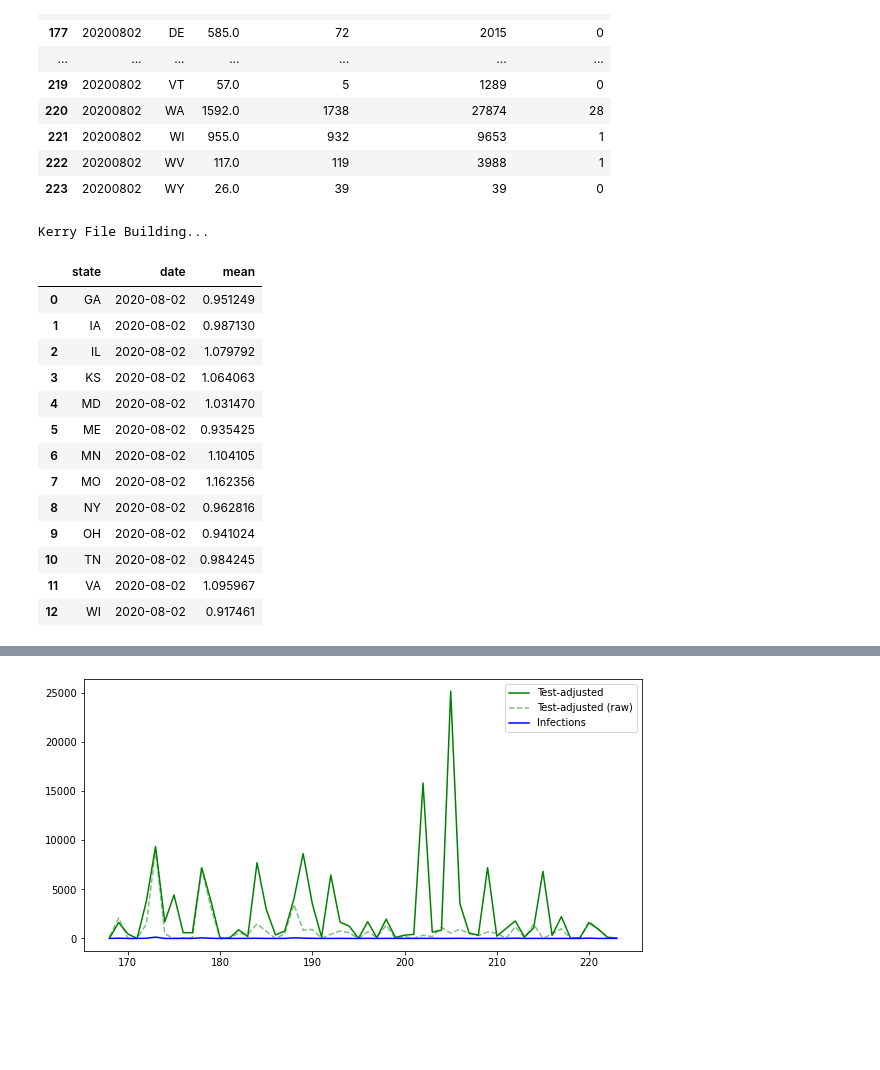
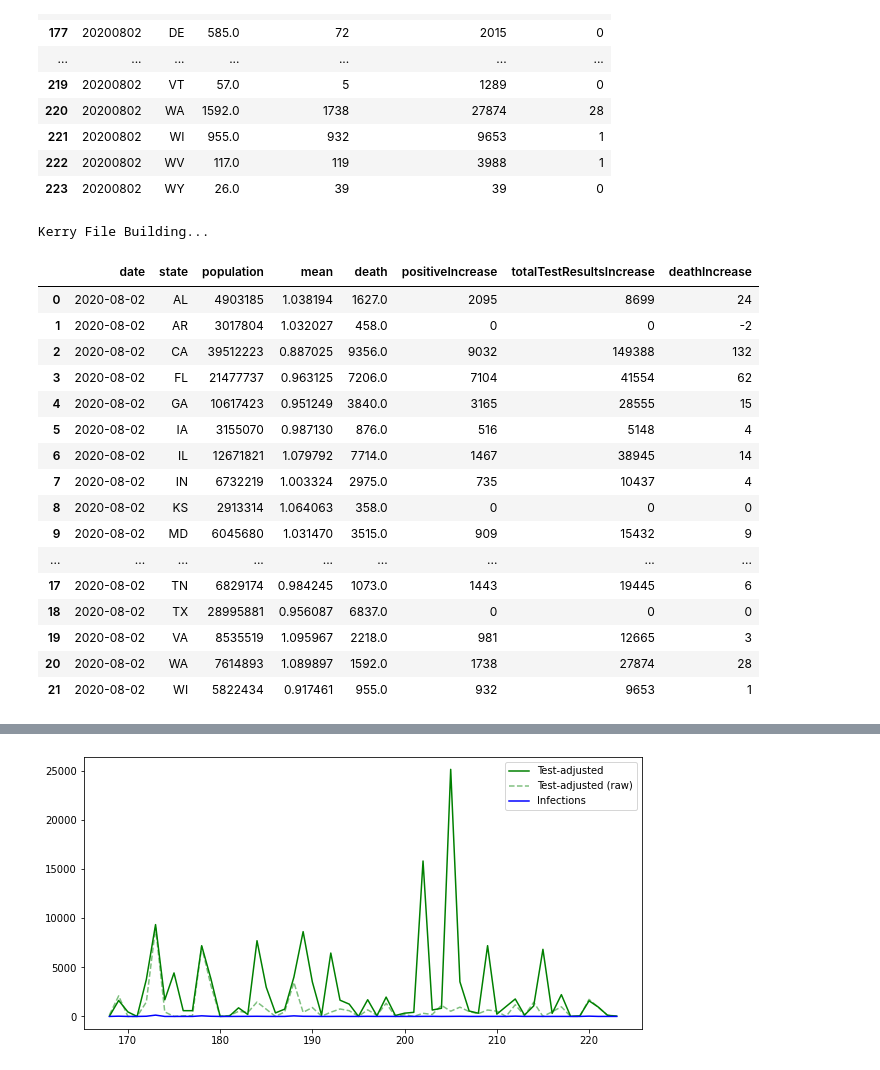
Before and after one commit to lalalaNomNomNom/Matrix, a Jupyter notebook: _notebooks/2020-08-05-USM.ipynb, the cells around one changed output, grey strips where cells are left out. Saved outputs shown, nothing was run; the diff lists cells and outputs as text; code cells hidden in the pictures; blank space fills up the shorter version.

```diff
--- a/_notebooks/2020-08-05-USM.ipynb
+++ b/_notebooks/2020-08-05-USM.ipynb
@@ -109,23 +107,32 @@ dailyCleaned
 # %%
 #collapse
 #FILTER DATASETS TO KERRY LOCATIONS AND MERGE SETS INTO ONE TABLE
 
-startFile=pd.merge(kerryLocs.state, rtCleaned, on=['state'])
+startFile=pd.merge(kerryLocs, rtCleaned, on=['state'])
 print ('Kerry File Building...')
-startFile
+
+
+
+newData=pd.merge(startFile, dailyCleaned, on=['state'])
+newData=newData.rename(columns={'date_x':'date'})
+colss = ['date', 'state', 'population', 'mean', 'death', 'positiveIncrease', 'totalTestResultsIncrease', 'deathIncrease']
+newData[colss].head(50)
 # %% [output]
 Kerry File Building...
-|  | state | date | mean |
-| 0 | GA | 2020-08-02 | 0.951249 |
-| 1 | IA | 2020-08-02 | 0.987130 |
-| 2 | IL | 2020-08-02 | 1.079792 |
-| 3 | KS | 2020-08-02 | 1.064063 |
-| 4 | MD | 2020-08-02 | 1.031470 |
-| 5 | ME | 2020-08-02 | 0.935425 |
-| 6 | MN | 2020-08-02 | 1.104105 |
-| 7 | MO | 2020-08-02 | 1.162356 |
-| 8 | NY | 2020-08-02 | 0.962816 |
-| 9 | OH | 2020-08-02 | 0.941024 |
-| 10 | TN | 2020-08-02 | 0.984245 |
-| 11 | VA | 2020-08-02 | 1.095967 |
-| 12 | WI | 2020-08-02 | 0.917461 |
+|  | date | state | population | mean | death | positiveIncrease | totalTestResultsIncrease | deathIncrease |
+| 0 | 2020-08-02 | AL | 4903185 | 1.038194 | 1627.0 | 2095 | 8699 | 24 |
+| 1 | 2020-08-02 | AR | 3017804 | 1.032027 | 458.0 | 0 | 0 | -2 |
+| 2 | 2020-08-02 | CA | 39512223 | 0.887025 | 9356.0 | 9032 | 149388 | 132 |
+| 3 | 2020-08-02 | FL | 21477737 | 0.963125 | 7206.0 | 7104 | 41554 | 62 |
+| 4 | 2020-08-02 | GA | 10617423 | 0.951249 | 3840.0 | 3165 | 28555 | 15 |
+| 5 | 2020-08-02 | IA | 3155070 | 0.987130 | 876.0 | 516 | 5148 | 4 |
+| 6 | 2020-08-02 | IL | 12671821 | 1.079792 | 7714.0 | 1467 | 38945 | 14 |
+| 7 | 2020-08-02 | IN | 6732219 | 1.003324 | 2975.0 | 735 | 10437 | 4 |
+| 8 | 2020-08-02 | KS | 2913314 | 1.064063 | 358.0 | 0 | 0 | 0 |
+| 9 | 2020-08-02 | MD | 6045680 | 1.031470 | 3515.0 | 909 | 15432 | 9 |
+| ... | ... | ... | ... | ... | ... | ... | ... | ... |
+| 17 | 2020-08-02 | TN | 6829174 | 0.984245 | 1073.0 | 1443 | 19445 | 6 |
+| 18 | 2020-08-02 | TX | 28995881 | 0.956087 | 6837.0 | 0 | 0 | 0 |
+| 19 | 2020-08-02 | VA | 8535519 | 1.095967 | 2218.0 | 981 | 12665 | 3 |
+| 20 | 2020-08-02 | WA | 7614893 | 1.089897 | 1592.0 | 1738 | 27874 | 28 |
+| 21 | 2020-08-02 | WI | 5822434 | 0.917461 | 955.0 | 932 | 9653 | 1 |
```
Also changed, not shown: parts of 14 cells of this notebook, 2 other files.
